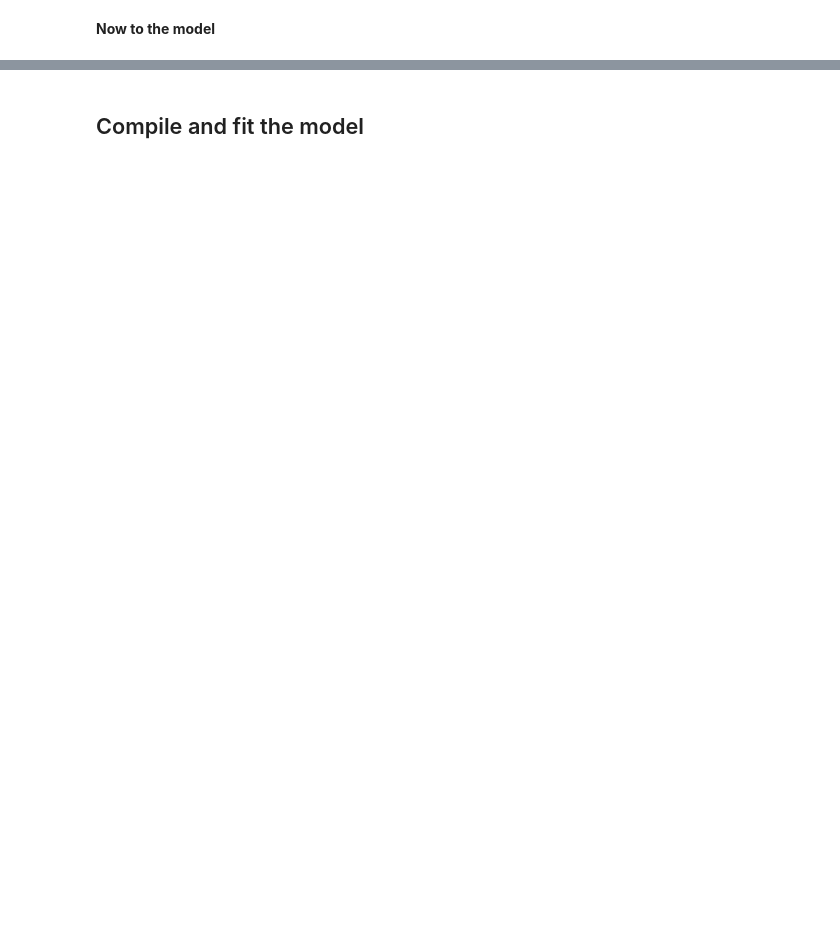
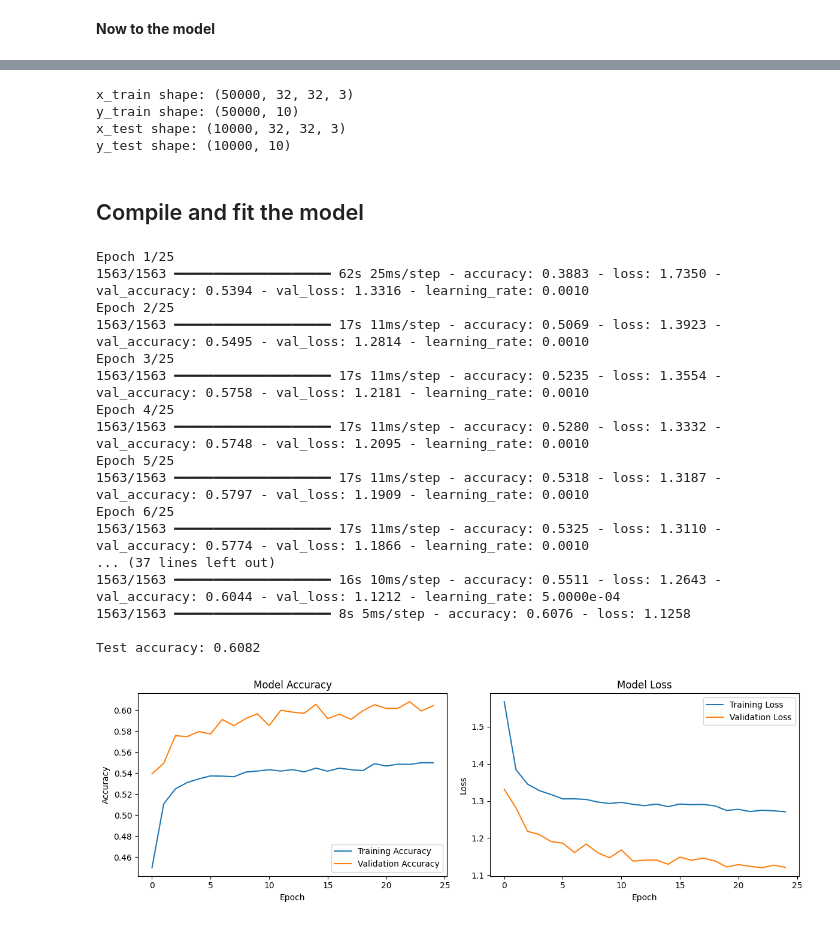
Before and after one commit to mborssatto/project-1-deep-learning-image-classification-with-cnn, a Jupyter notebook: mainTL test.ipynb, the cells around one changed output, grey strips where cells are left out. Cells and saved outputs as stored; diff of their text form; code cells hidden in the pictures; blank space fills up the shorter version.

```diff
--- a/mainTL test.ipynb
+++ b/mainTL test.ipynb
@@ -187,6 +200,24 @@ Model: "functional_1"
+# %%
+print("x_train shape:", x_train.shape)
+print("y_train shape:", y_train.shape)
+print("x_test shape:", x_test.shape)
+print("y_test shape:", y_test.shape)
+# %% [output]
+x_train shape: (50000, 32, 32, 3)
+y_train shape: (50000, 10)
+x_test shape: (10000, 32, 32, 3)
+y_test shape: (10000, 10)
 # %% [markdown]
 ## Compile and fit the model
 # %%
+from keras.callbacks import EarlyStopping, ReduceLROnPlateau
+
+callbacks = [
+    EarlyStopping(monitor="val_loss", patience=10, restore_best_weights=True),
+    ReduceLROnPlateau(monitor="val_loss", factor=0.5, patience=4, min_lr=1e-6)
+]
+
+
 # Step 4: Compile the model
 model.compile(
     optimizer='adam',
@@ -196,36 +227,56 @@ model.compile(
 
 
 # Step 5: Train the model
 history = model.fit(
-    train_dataset,
-    epochs=10,
-    validation_data=test_dataset
+    x_train, y_train,
+    epochs=25,
+    validation_data=(x_train, y_train),
+    callbacks = callbacks
 )
 
 # Step 6: Evaluate on test set
-test_loss, test_accuracy = model.evaluate(test_dataset)
+test_loss, test_accuracy = model.evaluate(x_train, y_train)
 print(f"\nTest accuracy: {test_accuracy:.4f}")
 
 # Step 7: Plot training history
 plt.figure(figsize=(12, 4))
 
 plt.subplot(1, 2, 1)
 plt.plot(history.history['accuracy'], label='Training Accuracy')
 plt.plot(history.history['val_accuracy'], label='Validation Accuracy')
 plt.title('Model Accuracy')
 plt.xlabel('Epoch')
 plt.ylabel('Accuracy')
 plt.legend()
 
 plt.subplot(1, 2, 2)
 plt.plot(history.history['loss'], label='Training Loss')
 plt.plot(history.history['val_loss'], label='Validation Loss')
 plt.title('Model Loss')
 plt.xlabel('Epoch')
 plt.ylabel('Loss')
 plt.legend()
 
 plt.tight_layout()
 plt.show()
+# %% [output]
+Epoch 1/25
+1563/1563 ━━━━━━━━━━━━━━━━━━━━ 62s 25ms/step - accuracy: 0.3883 - loss: 1.7350 - val_accuracy: 0.5394 - val_loss: 1.3316 - learning_rate: 0.0010
+Epoch 2/25
+1563/1563 ━━━━━━━━━━━━━━━━━━━━ 17s 11ms/step - accuracy: 0.5069 - loss: 1.3923 - val_accuracy: 0.5495 - val_loss: 1.2814 - learning_rate: 0.0010
+Epoch 3/25
+1563/1563 ━━━━━━━━━━━━━━━━━━━━ 17s 11ms/step - accuracy: 0.5235 - loss: 1.3554 - val_accuracy: 0.5758 - val_loss: 1.2181 - learning_rate: 0.0010
+Epoch 4/25
+1563/1563 ━━━━━━━━━━━━━━━━━━━━ 17s 11ms/step - accuracy: 0.5280 - loss: 1.3332 - val_accuracy: 0.5748 - val_loss: 1.2095 - learning_rate: 0.0010
+Epoch 5/25
+1563/1563 ━━━━━━━━━━━━━━━━━━━━ 17s 11ms/step - accuracy: 0.5318 - loss: 1.3187 - val_accuracy: 0.5797 - val_loss: 1.1909 - learning_rate: 0.0010
+Epoch 6/25
+1563/1563 ━━━━━━━━━━━━━━━━━━━━ 17s 11ms/step - accuracy: 0.5325 - loss: 1.3110 - val_accuracy: 0.5774 - val_loss: 1.1866 - learning_rate: 0.0010
+... (37 lines left out)
+1563/1563 ━━━━━━━━━━━━━━━━━━━━ 16s 10ms/step - accuracy: 0.5511 - loss: 1.2643 - val_accuracy: 0.6044 - val_loss: 1.1212 - learning_rate: 5.0000e-04
+1563/1563 ━━━━━━━━━━━━━━━━━━━━ 8s 5ms/step - accuracy: 0.6076 - loss: 1.1258
+
+Test accuracy: 0.6082
+[figure, added]
 # %%
 """
```
Also changed, not shown: parts of 6 cells of this notebook.
